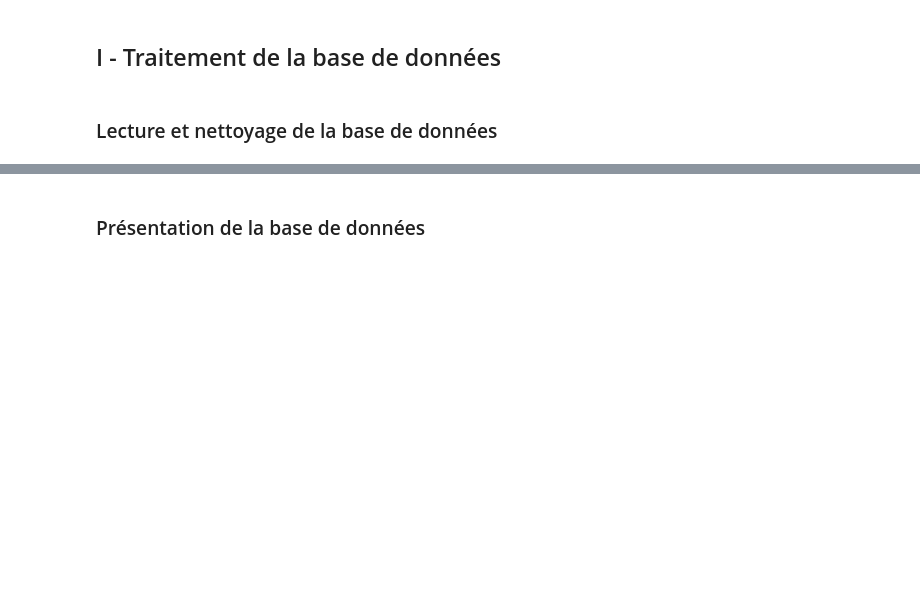
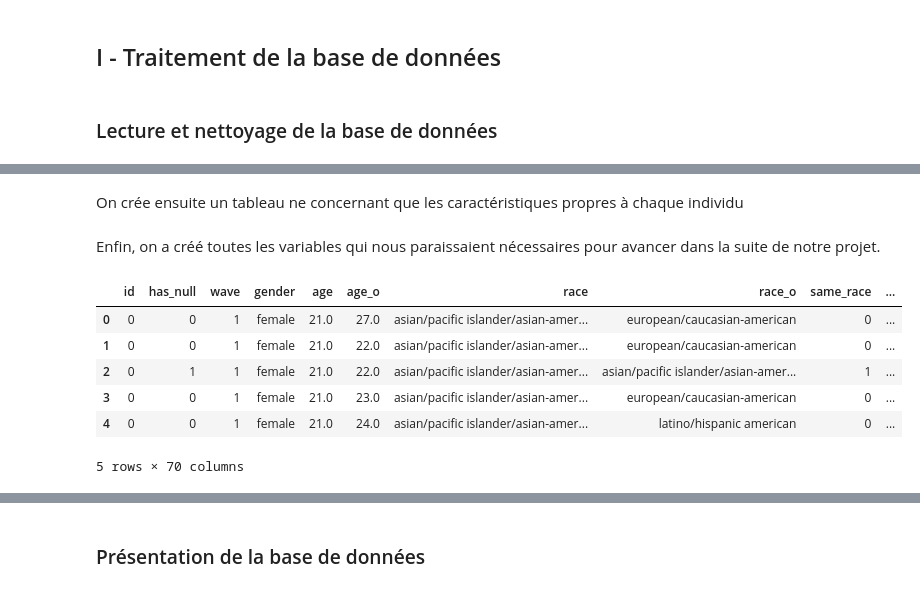
Before and after one commit to arthursabre/Projet-DS-Python-analyse-plateforme-speed-dating-, a Jupyter notebook: Notebook_Final.ipynb, the cells around one changed output, grey strips where cells are left out. Saved outputs shown, nothing was run; the diff lists cells and outputs as text; code cells hidden in the pictures; blank space fills up the shorter version.

```diff
--- a/Notebook_Final.ipynb
+++ b/Notebook_Final.ipynb
@@ -46,0 +98,25 @@ De tout ceci, on obtient deux bases de données : la base "personal" et la base
+# %%
+df2 = df2.dropna(subset=invariants) # Suppression des  lignes contenant des valeurs manquantes
+df2 = df2.reset_index() # Réindexation du dataframe
+del df2['index']
+# %%
+# Remplissage de la colonne id
+
+id=0
+caracteristiques = df2.loc[0, invariants]
+for i in range (len(df2)):
+    if (caracteristiques == df2.loc[i, invariants]).sum() < len(invariants): # invariants non vérifiés
+        caracteristiques = df2.loc[i, invariants]
+        id += 1
+        df2.loc[i, 'id'] = id
+    else:
+        df2.loc[i, 'id'] = id
+# %%
+# Insérer la colonne 'id' au début du tableau
+
+id = df2[['id']]
+del df2['id']
+df2.insert(0, 'id', id)
+df2['id'] = df2['id'].astype(int)
+# %% [markdown]
+On crée ensuite un tableau ne concernant que les caractéristiques propres à chaque individu
@@ -46,0 +137,22 @@ De tout ceci, on obtient deux bases de données : la base "personal" et la base
+# %% [markdown]
+Enfin, on a créé toutes les variables qui nous paraissaient nécessaires pour avancer dans la suite de notre projet.
+# %%
+# Ajout de note_moyenne et note_moyenne_o dans la grosse BDD
+
+df2['note_moyenne'] = 1/100 * (df2['attractive_important']*df2['attractive'] + df2['sincere_important']*df2['sincere'] +
+                               df2['intelligence_important']*df2['intelligence'] + df2['funny']*df2['funny'] +
+                               df2['ambition_important']*df2['ambition'])
+
+df2['note_moyenne_o'] = 1/100 * (df2['attractive_important_o']*df2['attractive_o'] + df2['sincere_important_o']*df2['sincere_o'] +
+                                 df2['intelligence_important_o']*df2['intelligence_o'] + df2['funny_important_o']*df2['funny_o'] +
+                                 df2['ambition_important_o']*df2['ambition_o'])
+# %%
+df2.head()
+# %% [output]
+|  | id | has_null | wave | gender | age | age_o | race | race_o | same_race | ... |
+| 0 | 0 | 0 | 1 | female | 21.0 | 27.0 | asian/pacific islander/asian-amer... | european/caucasian-american | 0 | ... |
+| 1 | 0 | 0 | 1 | female | 21.0 | 22.0 | asian/pacific islander/asian-amer... | european/caucasian-american | 0 | ... |
+| 2 | 0 | 1 | 1 | female | 21.0 | 22.0 | asian/pacific islander/asian-amer... | asian/pacific islander/asian-amer... | 1 | ... |
+| 3 | 0 | 0 | 1 | female | 21.0 | 23.0 | asian/pacific islander/asian-amer... | european/caucasian-american | 0 | ... |
+| 4 | 0 | 0 | 1 | female | 21.0 | 24.0 | asian/pacific islander/asian-amer... | latino/hispanic american | 0 | ... |
+5 rows × 70 columns
```
Also changed, not shown: parts of 26 cells of this notebook.
